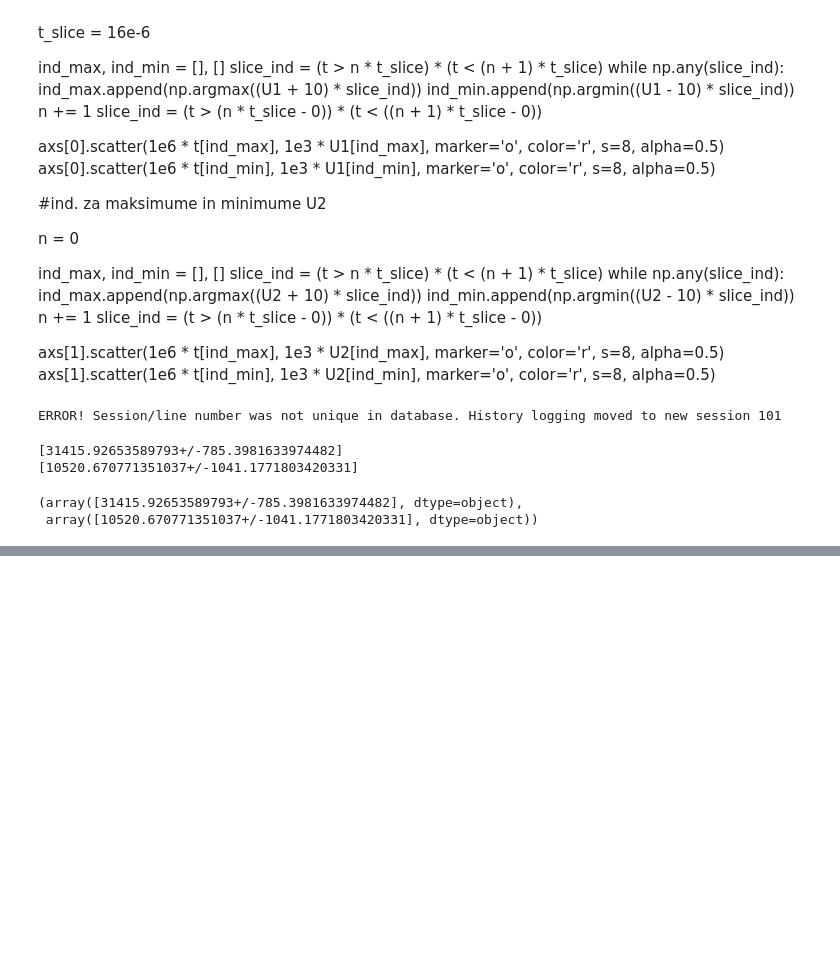
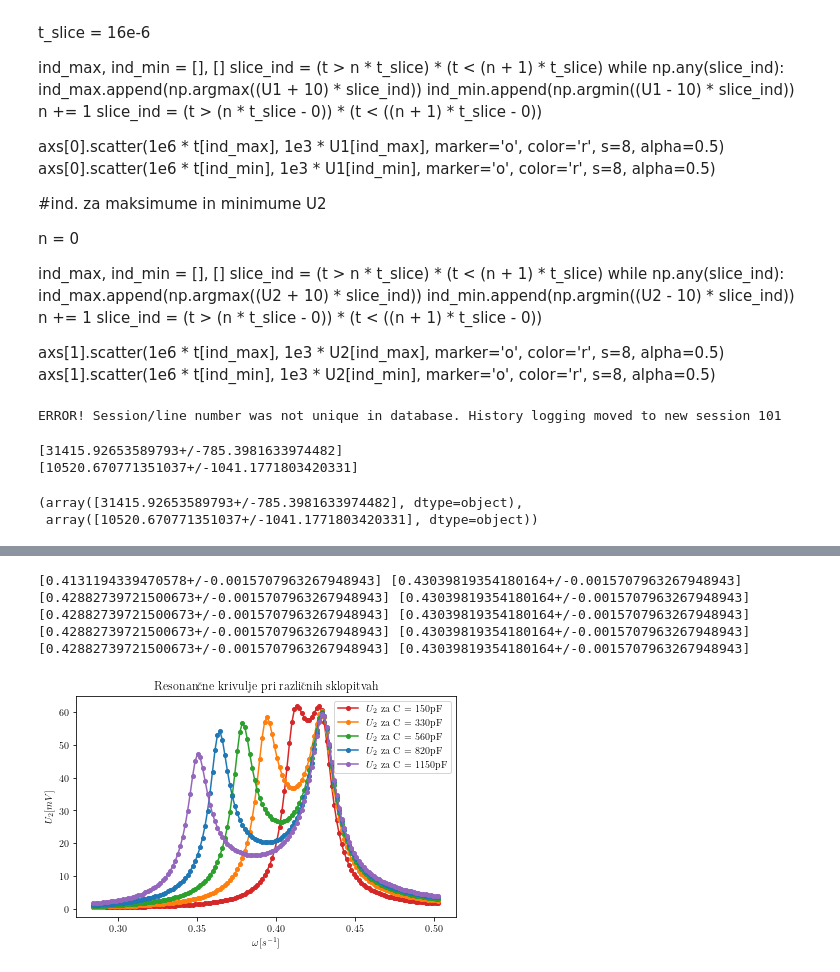
Before and after one commit to kokicarvesolja/FP4, a Jupyter notebook: 05SkNihKr/obdelava.ipynb, the cells around one changed output, grey strips where cells are left out. Drawn from its saved outputs; the diff is of its cells as text; code cells hidden in the pictures; blank space fills up the shorter version.

```diff
--- a/05SkNihKr/obdelava.ipynb
+++ b/05SkNihKr/obdelava.ipynb
@@ -224,0 +249,33 @@ print(data)
+# %%
+fig, ax = plt.subplots()
+
+aux = [['meritve/resU2-150.dat', 'meritve/resU2-330.dat', 'meritve/resU2-560.dat', 'meritve/resU2-820.dat', 'meritve/resU2-1150.dat'],
+[150, 330, 560, 820, 1150], ['tab:red', 'tab:orange', 'tab:green', 'tab:blue', 'tab:purple']]
+
+for name, C, color in zip(*aux):
+    data = np.loadtxt(name)
+    omega = 2 * np.pi * data[:, 0]
+    U = data[:, 1]
+
+    ax.plot(1e-6 * omega, 1e3 * U, color=color, label=f'$U_2$ za C = {C}pF', marker='o', markersize=4)
+
+    omega_tresh = 0.43e6
+    max_ind = [np.argmax(U * (omega < omega_tresh)), np.argmax(U * (omega > omega_tresh))]
+    n, m = max_ind
+    omega1 = unp.uarray([omega[n]], [np.mean(np.diff(omega[n-1:n+2]))])
+    omega2 = unp.uarray([omega[m]], [np.mean(np.diff(omega[m-1:m+2]))])
+    print(omega1 * 1e-6, omega2 * 1e-6)
+
+ax.set_title('Resonančne krivulje pri različnih sklopitvah')
+ax.set_xlabel(r'$\omega [s^{-1}]$')
+ax.set_ylabel(r'$U_2 [mV]$')
+ax.legend()
+fig.tight_layout()
+fig.savefig('vsiljenoU2.pdf')
+# %% [output]
+[0.4131194339470578+/-0.0015707963267948943] [0.43039819354180164+/-0.0015707963267948943]
+[0.42882739721500673+/-0.0015707963267948943] [0.43039819354180164+/-0.0015707963267948943]
+[0.42882739721500673+/-0.0015707963267948943] [0.43039819354180164+/-0.0015707963267948943]
+[0.42882739721500673+/-0.0015707963267948943] [0.43039819354180164+/-0.0015707963267948943]
+[0.42882739721500673+/-0.0015707963267948943] [0.43039819354180164+/-0.0015707963267948943]
+[figure, added]
```
Also changed, not shown: parts of 2 cells of this notebook, 2 other files.
